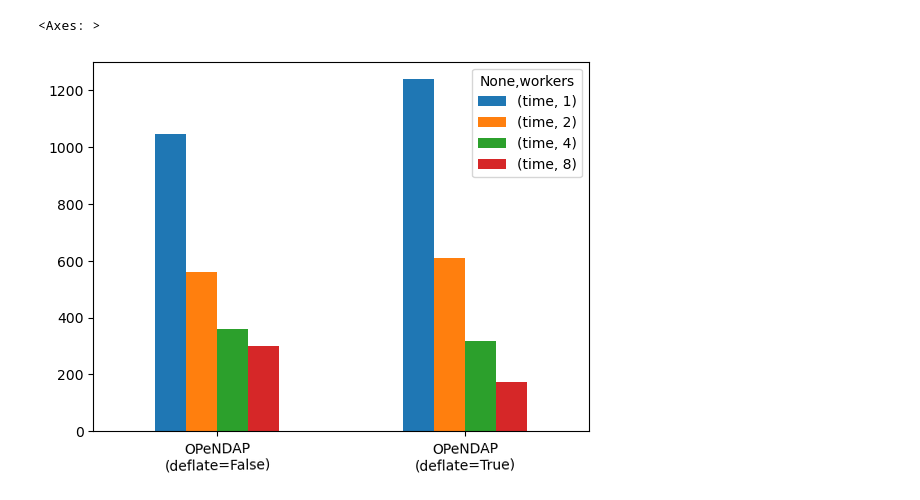
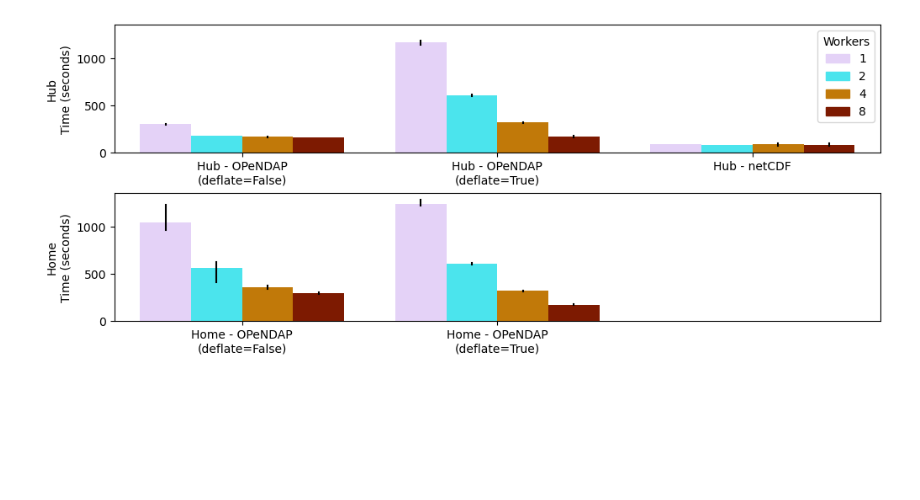
Before and after one commit to zequihg50/ipcc-datalab, a Jupyter notebook: notebooks/performance_analysis/analysis.ipynb, the cells around one changed output. Cells and saved outputs as stored; diff of their text form; code cells hidden in the pictures; blank space fills up the shorter version.

Commit message:
plot

```diff
--- a/notebooks/performance_analysis/analysis.ipynb
+++ b/notebooks/performance_analysis/analysis.ipynb
@@ -35,5 +24,50 @@ df.head()
-# %%
-df[["name", "workers", "time"]].groupby(["name", "workers"]).mean().unstack().plot.bar(rot=True, xlabel="")
-# %% [output]
-<Axes: >
-[figure, removed]
+# %%
+home_mean = home[["name", "workers", "location", "time", "bytes_recv"]].groupby(["location", "name", "workers"]).agg(["mean", "std", "max", "min"])
+hub_mean = hub[["name", "workers", "location", "time", "bytes_recv"]].groupby(["location", "name", "workers"]).agg(["mean", "std", "max", "min"])
+# %%
+fig, axes = plt.subplots(2, 1, layout='constrained', figsize=(10, 4), sharey=True)
+
+workers = [1, 2, 4, 8]
+workers_colors = ["#E4D2F7", "#4BE4ED", "#C17909", "#7D1A01"]
+workers_color_dict = dict(zip(workers, workers_colors))
+
+time_means = hub_mean[("time", "mean")].values
+time_workers = hub_mean[("time", "mean")].index.get_level_values("workers")
+
+axes[0].bar(
+    [0,1,2,3] + [5,6,7,8] + [10,11,12,13],
+    time_means,
+    color = time_workers.map(workers_color_dict).values,
+    width=1)
+
+axes[0].set_xticks(
+    [1.5, 6.5, 11.5], [" - ".join([a,b]) for a,b,_ in hub_mean.index[::4].values])
+axes[0].set_ylabel("Hub\nTime (seconds)")
+axes[0].legend(handles=[plt.Rectangle((0,0),1,1, color=workers_color_dict[label]) for label in workers], labels=workers, title="Workers")
+
+for i,row in enumerate([0,1,2,3,5,6,7,8,10,11,12,13]):
+    axes[0].plot([row,row], [hub_mean[("time", "min")].iloc[i], hub_mean[("time", "max")].iloc[i]], c="black")
+
+time_means = home_mean[("time", "mean")].values
+time_workers = home_mean[("time", "mean")].index.get_level_values("workers")
+
+axes[1].bar(
+    [0,1,2,3] + [5,6,7,8],
+    time_means,
+    color = time_workers.map(workers_color_dict).values,
+    width=1)
+
+axes[1].set_xticks(
+    [1.5,6.5], [" - ".join([a,b]) for a,b,_ in home_mean.index[::4].values])
+axes[1].set_ylabel("Home\nTime (seconds)")
+#axes[1].legend(handles=[plt.Rectangle((0,0),1,1, color=workers_color_dict[label]) for label in workers], labels=workers, title="Workers")
+
+for i,row in enumerate([0,1,2,3,5,6,7,8]):
+    axes[1].plot([row,row], [home_mean[("time", "min")].iloc[i], home_mean[("time", "max")].iloc[i]], c="black")
+
+axes[0].set_xlim(-1, 14)
+axes[1].set_xlim(-1, 14)
+
+plt.savefig("performance.svg")
+# %% [output]
+[figure, added]
```
Also changed, not shown: parts of 4 cells of this notebook, 1 other file.
